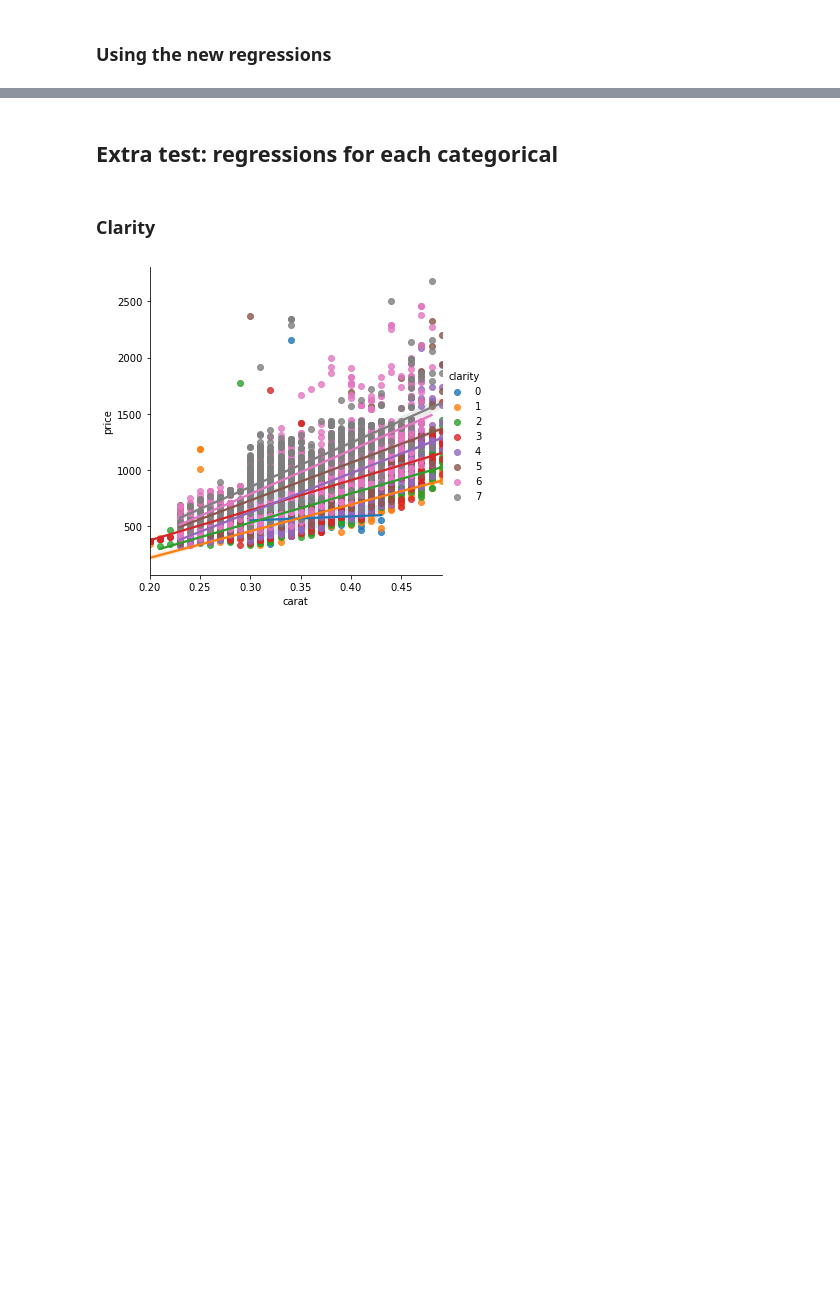
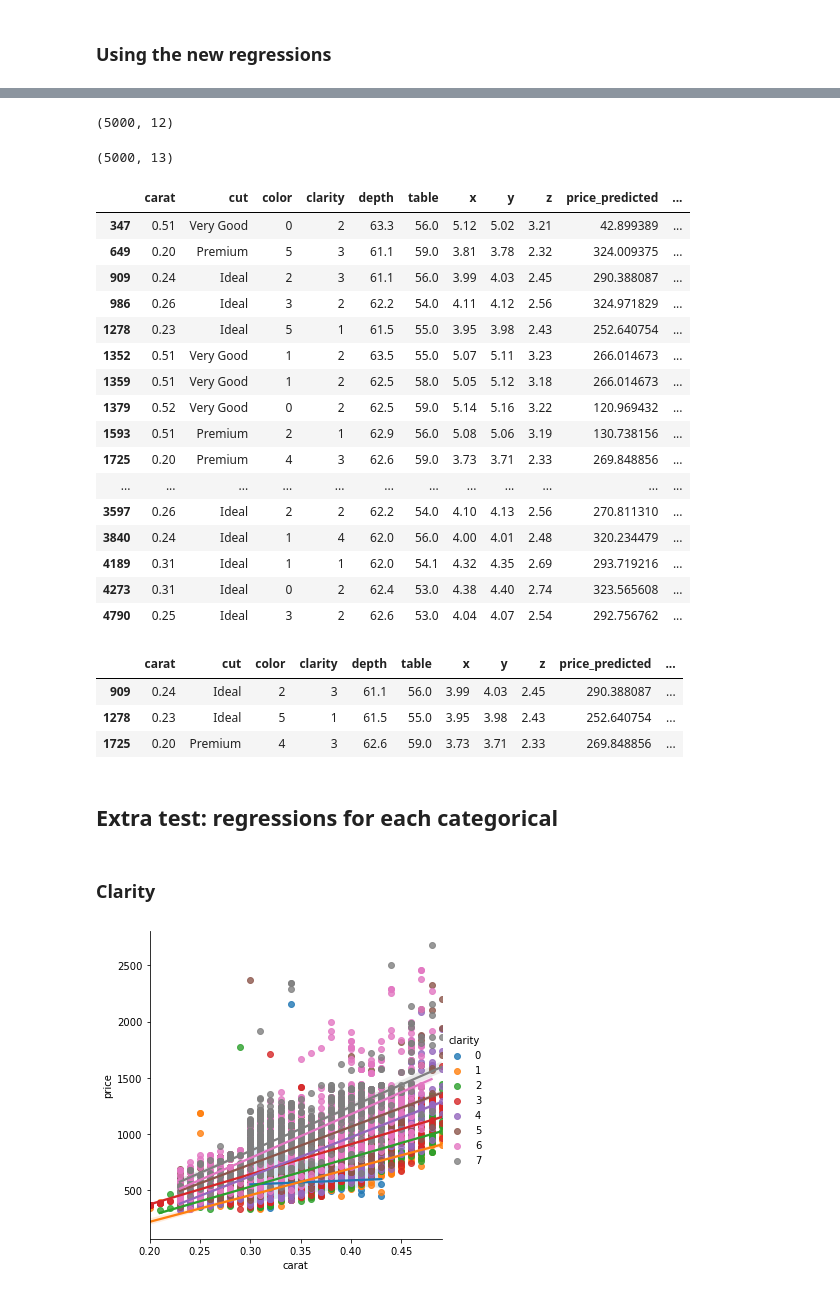
Before and after one commit to Leoprma/Diamonds, a Jupyter notebook: Diamonds.ipynb, the cells around one changed output, grey strips where cells are left out. Cells and saved outputs as stored; diff of their text form; code cells hidden in the pictures; blank space fills up the shorter version.

```diff
--- a/Diamonds.ipynb
+++ b/Diamonds.ipynb
@@ -574,0 +655,10 @@ rick_diamonds.to_csv('rick_diamonds_v4.csv', index=False)
+# %%
+# Concatenar 'carat','clarity','color' nas duas bases e fazer um left join
+
+diamonds['concat']=diamonds['carat'].astype('string')+diamonds['clarity'].astype('string')+diamonds['color'].astype('string')
+# %%
+diamonds_grouped=diamonds.groupby(by='concat',as_index=False).mean()
+# %%
+rick_diamonds['concat']=rick_diamonds['carat'].astype('string')+rick_diamonds['clarity'].astype('string')+rick_diamonds['color'].astype('string')
+# %%
+rick_diamonds_merged=pd.merge(rick_diamonds,diamonds_grouped[['concat','price']],on='concat',how='left')
@@ -574,0 +681,28 @@ rick_diamonds.to_csv('rick_diamonds_v4.csv', index=False)
+# %%
+rick_diamonds.shape
+# %% [output]
+(5000, 12)
+# %%
+rick_diamonds_merged.shape
+# %% [output]
+(5000, 13)
+# %%
+rick_diamonds_merged.loc[(rick_diamonds_merged['price_predicted']<range_limits.loc[0,'min_price'])]
+# %% [output]
+|  | carat | cut | color | clarity | depth | table | x | y | z | price_predicted | ... |
+| 347 | 0.51 | Very Good | 0 | 2 | 63.3 | 56.0 | 5.12 | 5.02 | 3.21 | 42.899389 | ... |
+| 649 | 0.20 | Premium | 5 | 3 | 61.1 | 59.0 | 3.81 | 3.78 | 2.32 | 324.009375 | ... |
+| 909 | 0.24 | Ideal | 2 | 3 | 61.1 | 56.0 | 3.99 | 4.03 | 2.45 | 290.388087 | ... |
+| 986 | 0.26 | Ideal | 3 | 2 | 62.2 | 54.0 | 4.11 | 4.12 | 2.56 | 324.971829 | ... |
+| 1278 | 0.23 | Ideal | 5 | 1 | 61.5 | 55.0 | 3.95 | 3.98 | 2.43 | 252.640754 | ... |
+| 1352 | 0.51 | Very Good | 1 | 2 | 63.5 | 55.0 | 5.07 | 5.11 | 3.23 | 266.014673 | ... |
+| 1359 | 0.51 | Very Good | 1 | 2 | 62.5 | 58.0 | 5.05 | 5.12 | 3.18 | 266.014673 | ... |
+| 1379 | 0.52 | Very Good | 0 | 2 | 62.5 | 59.0 | 5.14 | 5.16 | 3.22 | 120.969432 | ... |
+| 1593 | 0.51 | Premium | 2 | 1 | 62.9 | 56.0 | 5.08 | 5.06 | 3.19 | 130.738156 | ... |
+| 1725 | 0.20 | Premium | 4 | 3 | 62.6 | 59.0 | 3.73 | 3.71 | 2.33 | 269.848856 | ... |
+| ... | ... | ... | ... | ... | ... | ... | ... | ... | ... | ... | ... |
+| 3597 | 0.26 | Ideal | 2 | 2 | 62.2 | 54.0 | 4.10 | 4.13 | 2.56 | 270.811310 | ... |
+| 3840 | 0.24 | Ideal | 1 | 4 | 62.0 | 56.0 | 4.00 | 4.01 | 2.48 | 320.234479 | ... |
+| 4189 | 0.31 | Ideal | 1 | 1 | 62.0 | 54.1 | 4.32 | 4.35 | 2.69 | 293.719216 | ... |
+| 4273 | 0.31 | Ideal | 0 | 2 | 62.4 | 53.0 | 4.38 | 4.40 | 2.74 | 323.565608 | ... |
+| 4790 | 0.25 | Ideal | 3 | 2 | 62.6 | 53.0 | 4.04 | 4.07 | 2.54 | 292.756762 | ... |
@@ -574,0 +712,7 @@ rick_diamonds.to_csv('rick_diamonds_v4.csv', index=False)
+# %%
+rick_diamonds_merged.loc[(rick_diamonds_merged['price_predicted']<range_limits.loc[0,'min_price'])]
+# %% [output]
+|  | carat | cut | color | clarity | depth | table | x | y | z | price_predicted | ... |
+| 909 | 0.24 | Ideal | 2 | 3 | 61.1 | 56.0 | 3.99 | 4.03 | 2.45 | 290.388087 | ... |
+| 1278 | 0.23 | Ideal | 5 | 1 | 61.5 | 55.0 | 3.95 | 3.98 | 2.43 | 252.640754 | ... |
+| 1725 | 0.20 | Premium | 4 | 3 | 62.6 | 59.0 | 3.73 | 3.71 | 2.33 | 269.848856 | ... |
```
Also changed, not shown: parts of 28 cells of this notebook.
